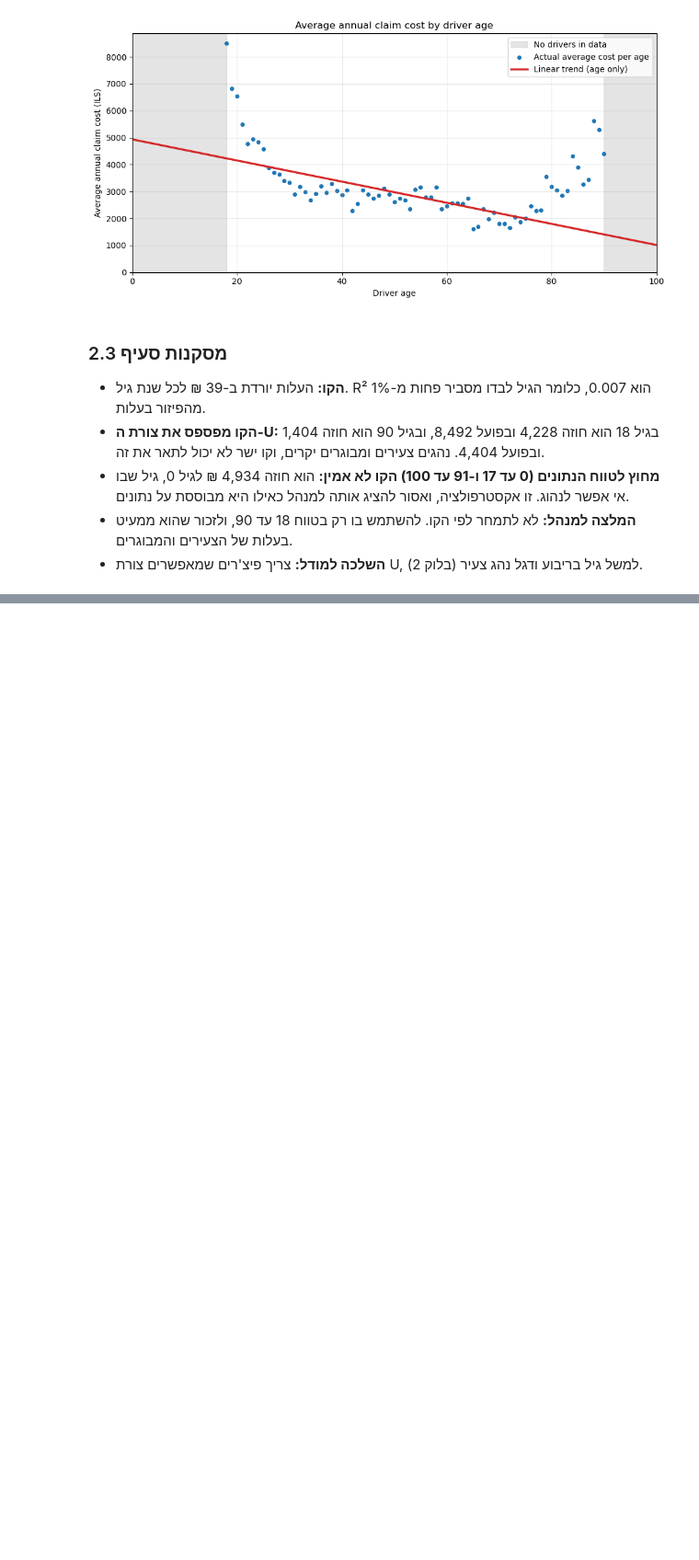
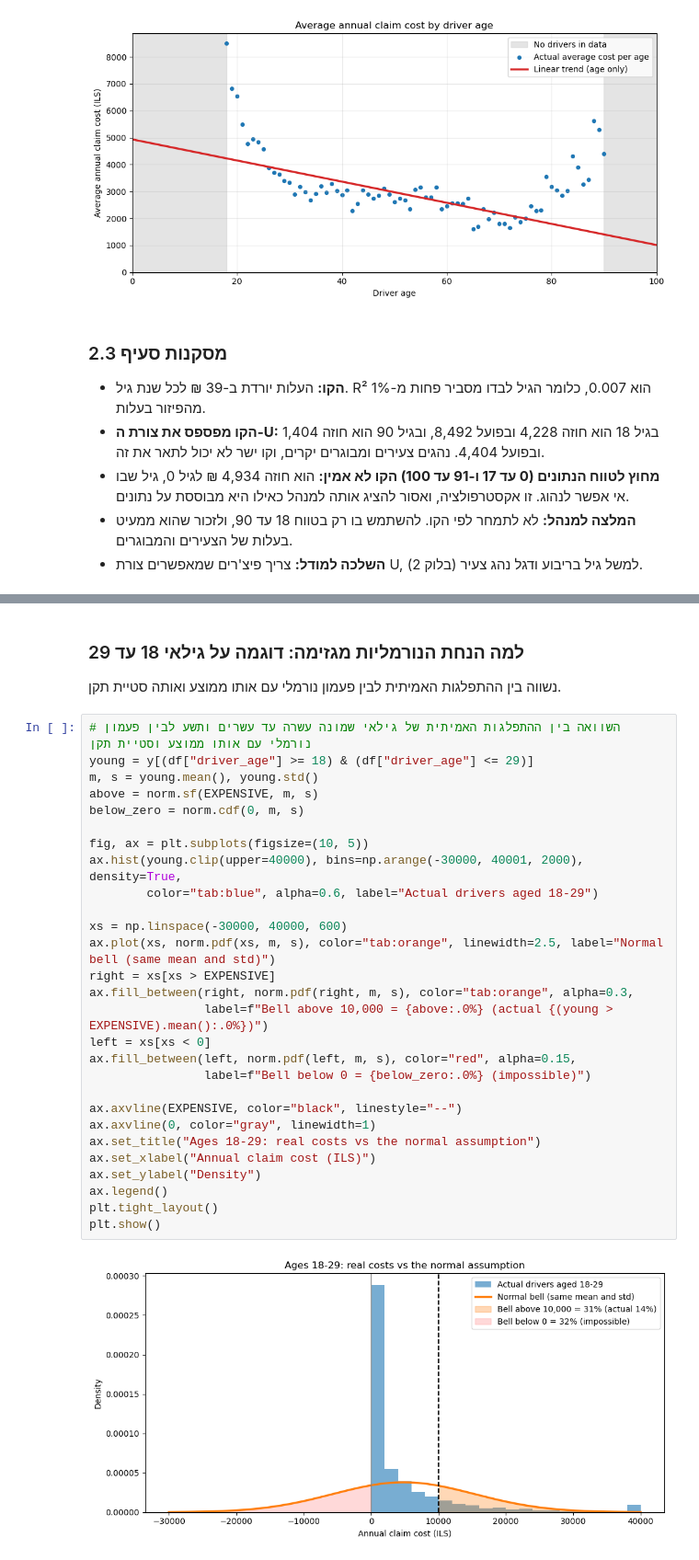
Before and after one commit to liadrimer/car-insurance-claim-prediction, a Jupyter notebook: target_eda.ipynb, the cells around one changed output, grey strips where cells are left out. Shown at 92% size. Cells and saved outputs as stored; diff of their text form; blank space fills up the shorter version.

```diff
--- a/target_eda.ipynb
+++ b/target_eda.ipynb
@@ -177,0 +233,33 @@ plt.show()
+# %% [markdown]
+### למה הנחת הנורמליות מגזימה: דוגמה על גילאי 18 עד 29
+נשווה בין ההתפלגות האמיתית לבין פעמון נורמלי עם אותו ממוצע ואותה סטיית תקן.
+# %%
+# השוואה בין ההתפלגות האמיתית של גילאי שמונה עשרה עד עשרים ותשע לבין פעמון נורמלי עם אותו ממוצע וסטיית תקן
+young = y[(df["driver_age"] >= 18) & (df["driver_age"] <= 29)]
+m, s = young.mean(), young.std()
+above = norm.sf(EXPENSIVE, m, s)
+below_zero = norm.cdf(0, m, s)
+
+fig, ax = plt.subplots(figsize=(10, 5))
+ax.hist(young.clip(upper=40000), bins=np.arange(-30000, 40001, 2000), density=True,
+        color="tab:blue", alpha=0.6, label="Actual drivers aged 18-29")
+
+xs = np.linspace(-30000, 40000, 600)
+ax.plot(xs, norm.pdf(xs, m, s), color="tab:orange", linewidth=2.5, label="Normal bell (same mean and std)")
+right = xs[xs > EXPENSIVE]
+ax.fill_between(right, norm.pdf(right, m, s), color="tab:orange", alpha=0.3,
+                label=f"Bell above 10,000 = {above:.0%} (actual {(young > EXPENSIVE).mean():.0%})")
+left = xs[xs < 0]
+ax.fill_between(left, norm.pdf(left, m, s), color="red", alpha=0.15,
+                label=f"Bell below 0 = {below_zero:.0%} (impossible)")
+
+ax.axvline(EXPENSIVE, color="black", linestyle="--")
+ax.axvline(0, color="gray", linewidth=1)
+ax.set_title("Ages 18-29: real costs vs the normal assumption")
+ax.set_xlabel("Annual claim cost (ILS)")
+ax.set_ylabel("Density")
+ax.legend()
+plt.tight_layout()
+plt.show()
+# %% [output]
+[figure, added]
```
Also changed, not shown: parts of 5 cells of this notebook.
